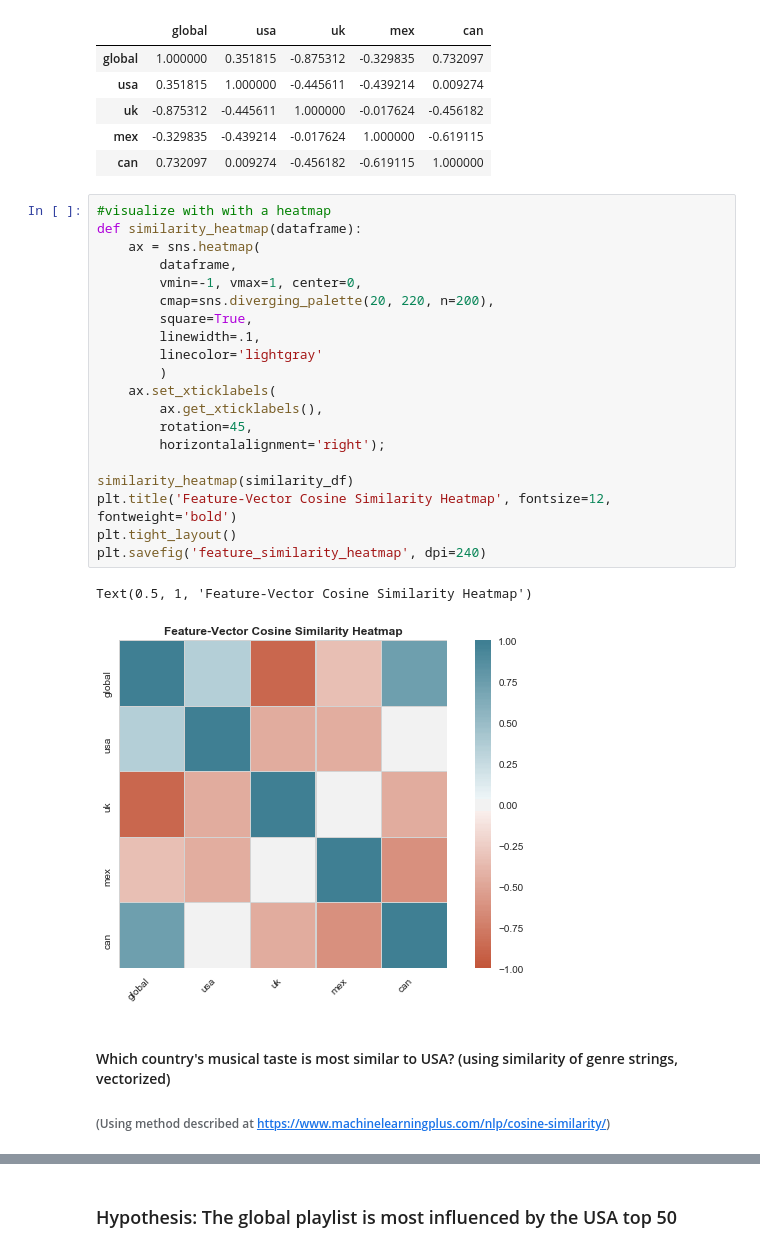
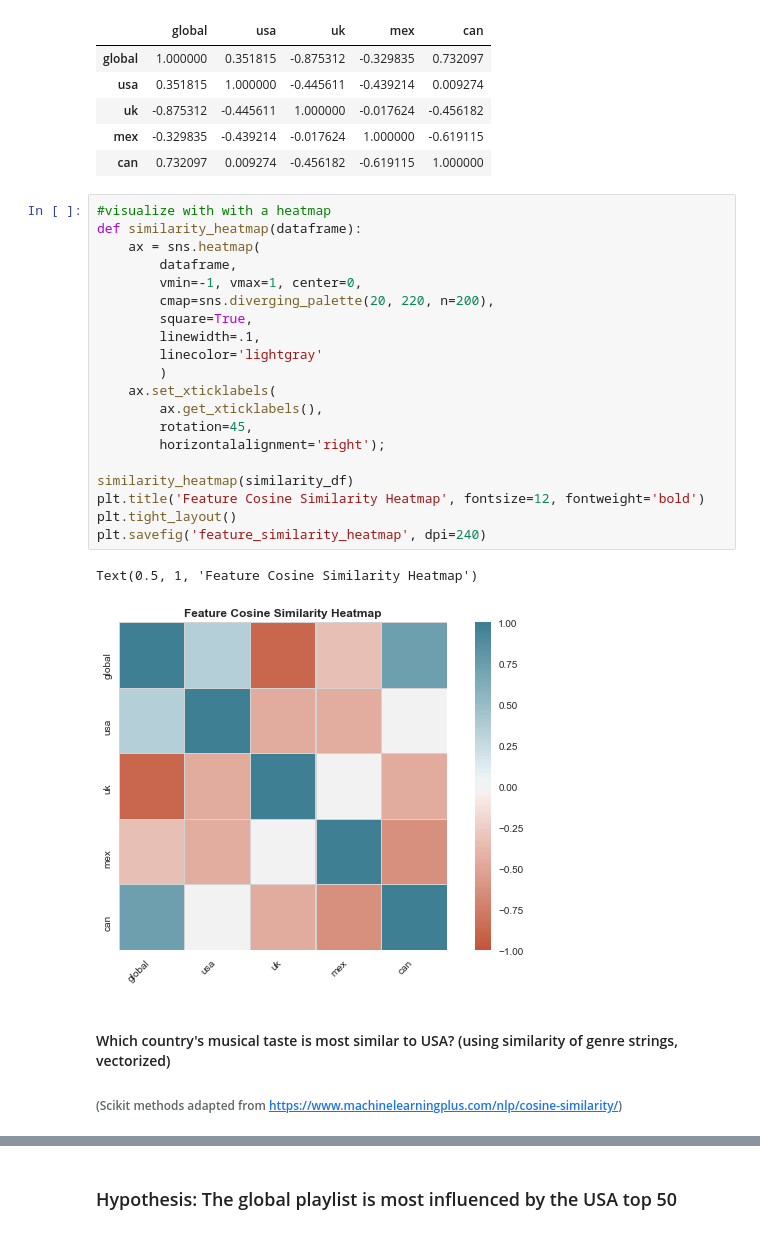
Before and after one commit to jakemull13/spotify_musical_tastes_analysis, a Jupyter notebook: capstone.ipynb, the cells around one changed output, grey strips where cells are left out. Drawn from its saved outputs; the diff is of its cells as text.

```diff
--- a/capstone.ipynb
+++ b/capstone.ipynb
@@ -508,29 +508,29 @@ similarity_df
 # %%
 #visualize with with a heatmap
 def similarity_heatmap(dataframe):
     ax = sns.heatmap(
         dataframe,
         vmin=-1, vmax=1, center=0,
         cmap=sns.diverging_palette(20, 220, n=200),
         square=True,
         linewidth=.1,
         linecolor='lightgray'
         )
     ax.set_xticklabels(
         ax.get_xticklabels(),
         rotation=45,
         horizontalalignment='right');
 
 similarity_heatmap(similarity_df)
-plt.title('Feature-Vector Cosine Similarity Heatmap', fontsize=12, fontweight='bold')
+plt.title('Feature Cosine Similarity Heatmap', fontsize=12, fontweight='bold')
 plt.tight_layout()
 plt.savefig('feature_similarity_heatmap', dpi=240)
 # %% [output]
-Text(0.5, 1, 'Feature-Vector Cosine Similarity Heatmap')
+Text(0.5, 1, 'Feature Cosine Similarity Heatmap')
-[figure, old version]
+[figure, new version]
 # %% [markdown]
 #### Which country's musical taste is most similar to USA? (using similarity of genre strings, vectorized)
-###### (Using method described at https://www.machinelearningplus.com/nlp/cosine-similarity/)
+###### (Scikit methods adapted from https://www.machinelearningplus.com/nlp/cosine-similarity/)
 # %%
 #write a function that takes the genres from every song in a playlist and combines them into one string
 def string_all_genres(df):
```
Also changed, not shown: parts of 4 cells of this notebook, 1 other file.
